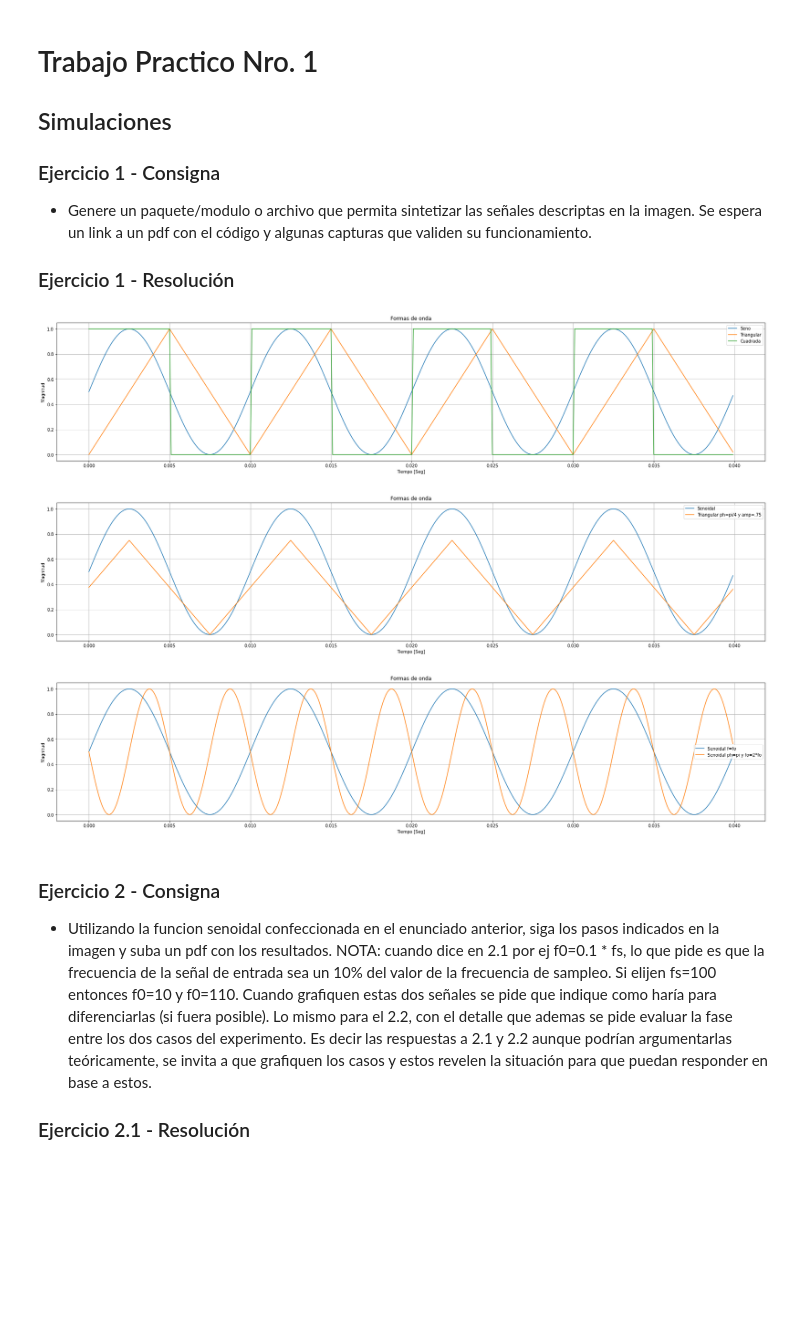
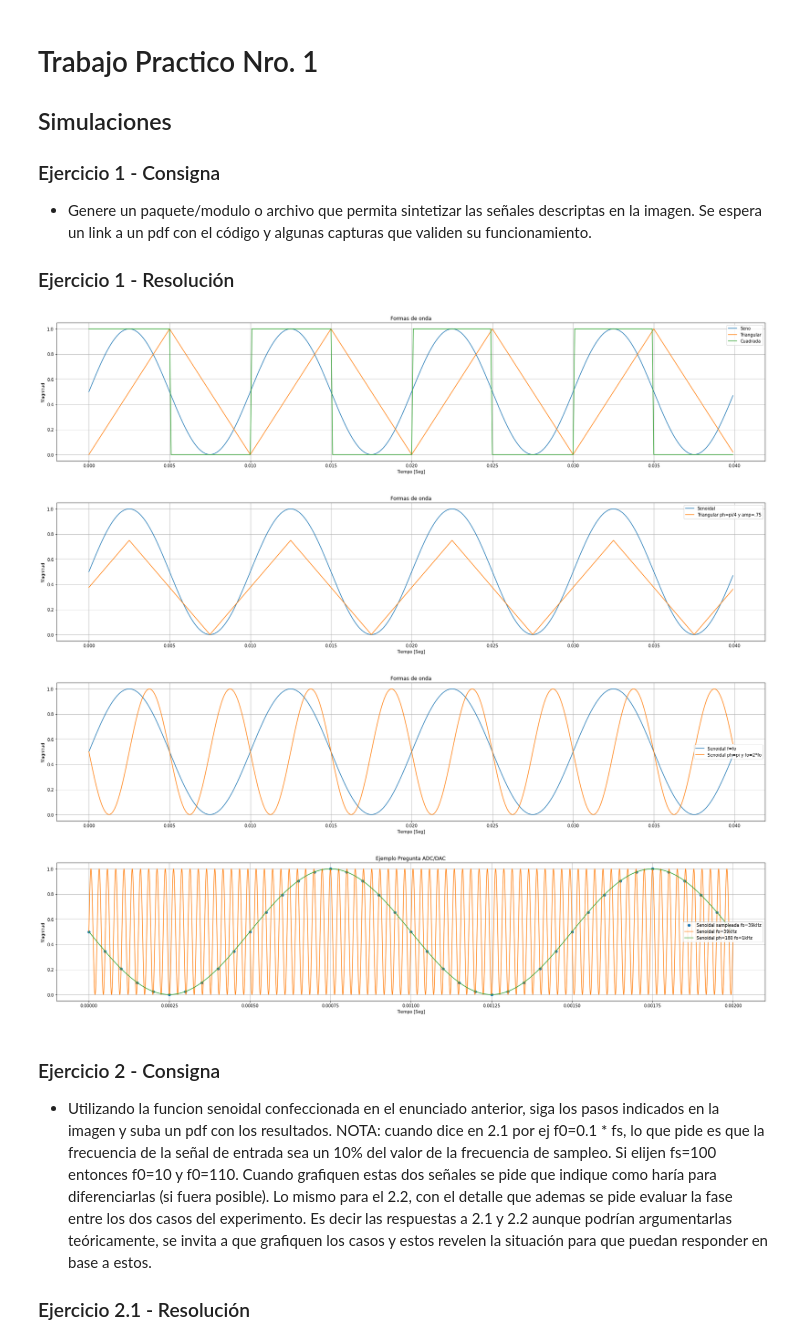
Before and after one commit to lorsi96/Signal-Processing-Fundaments---MSE07, a Jupyter notebook: TP1 Procesamiento de Señales: Fundamentos.ipynb, the cells around one changed output. Drawn from its saved outputs; the diff is of its cells as text; code cells hidden in the pictures; blank space fills up the shorter version.

```diff
--- a/TP1 Procesamiento de Señales: Fundamentos.ipynb
+++ b/TP1 Procesamiento de Señales: Fundamentos.ipynb
@@ -67,6 +67,31 @@ psf_waveform_spec_discrete_3 = cpy(psf_waveform_spec_discrete)
 psf_waveform_spec_discrete_3.fo_hz = 200
 psf_waveform_spec_discrete_3.ph_rad = np.pi
 
+## Ejemplo ADC/DAC
+psf_waveform_spec_discrete_4 = PsfWaveformSpec(
+    fo_hz = 39000,
+    fs_hz = 20000,
+    samples_n = 40,
+    ph_rad = 0,
+    amp = 1
+)
+
+psf_waveform_spec_discrete_5 = PsfWaveformSpec(
+    fo_hz = 39000,
+    fs_hz = 2000000,
+    samples_n = 4000,
+    ph_rad = 0,
+    amp = 1
+)
+
+psf_waveform_spec_discrete_6 = PsfWaveformSpec(
+    fo_hz = 1000,
+    fs_hz = 200000,
+    samples_n = 400,
+    ph_rad = np.pi,
+    amp = 1
+)
+
 
 ## Signals ##
 
@@ -78,6 +103,14 @@ time = psf_spec_to_time_sec(psf_waveform_spec_discrete)
 tri_2 = psf_tri(psf_waveform_spec_discrete_2)
 sine_2 = psf_sine(psf_waveform_spec_discrete_2)
 sine_3 = psf_sine(psf_waveform_spec_discrete_3)
+
+
+sine_4 = psf_sine(psf_waveform_spec_discrete_4)
+t_4 = psf_spec_to_time_sec(psf_waveform_spec_discrete_4)
+sine_5 = psf_sine(psf_waveform_spec_discrete_5)
+t_5 = psf_spec_to_time_sec(psf_waveform_spec_discrete_5)
+sine_6 = psf_sine(psf_waveform_spec_discrete_6)
+t_6 = psf_spec_to_time_sec(psf_waveform_spec_discrete_6)
 
 
 ## Plots ##
@@ -89,33 +122,45 @@ plt.plot(time, square, label='Cuadrada')
 plt.grid()
 plt.legend()
 plt.xlabel('Tiempo [Seg]')
 plt.ylabel('Magnitud')
 plt.show()
 
 plt.figure(figsize=(30, 6))
 plt.title('Formas de onda')
 plt.plot(time, sine, label='Senoidal')
 plt.plot(time, tri_2, label='Triangular ph=pi/4 y amp=.75')
 plt.grid()
 plt.legend()
 plt.xlabel('Tiempo [Seg]')
 plt.ylabel('Magnitud')
 plt.show()
 
 
 plt.figure(figsize=(30, 6))
 plt.title('Formas de onda')
 plt.plot(time, sine, label='Senoidal f=fo')
 plt.plot(time, sine_3, label='Senoidal ph=pi y fo=2*fo')
 plt.grid()
 plt.legend()
 plt.xlabel('Tiempo [Seg]')
 plt.ylabel('Magnitud')
 plt.show()
+
+plt.figure(figsize=(30, 6))
+plt.title('Ejemplo Pregunta ADC/DAC')
+plt.plot(t_4, sine_4, 'o', label='Senoidal sampleada fo=39kHz')
+plt.plot(t_5, sine_5, label='Senoidal fo=39kHz')
+plt.plot(t_6, sine_6, label='Senoidal ph=180 fo=1kHz')
+plt.grid()
+plt.legend()
+plt.xlabel('Tiempo [Seg]')
+plt.ylabel('Magnitud')
+plt.show()
 # %% [output]
 [figure]
 [figure]
 [figure]
+[figure, added]
 # %% [markdown]
 ### Ejercicio 2 - Consigna
 -  Utilizando la funcion senoidal confeccionada en el enunciado anterior, siga los pasos indicados en la imagen y suba un pdf con los resultados. NOTA: cuando dice en 2.1 por ej f0=0.1 * fs, lo que pide es que la frecuencia de la señal de entrada sea un 10% del valor de la frecuencia de sampleo. Si elijen fs=100 entonces f0=10 y f0=110. Cuando grafiquen estas dos señales se pide que indique como haría para diferenciarlas (si fuera posible). Lo mismo para el 2.2, con el detalle que ademas se pide evaluar la fase entre los dos casos del experimento. Es decir las respuestas a 2.1 y 2.2 aunque podrían argumentarlas teóricamente, se invita a que grafiquen los casos y estos revelen la situación para que puedan responder en base a estos.
```
Also changed, not shown: 2 other files.
